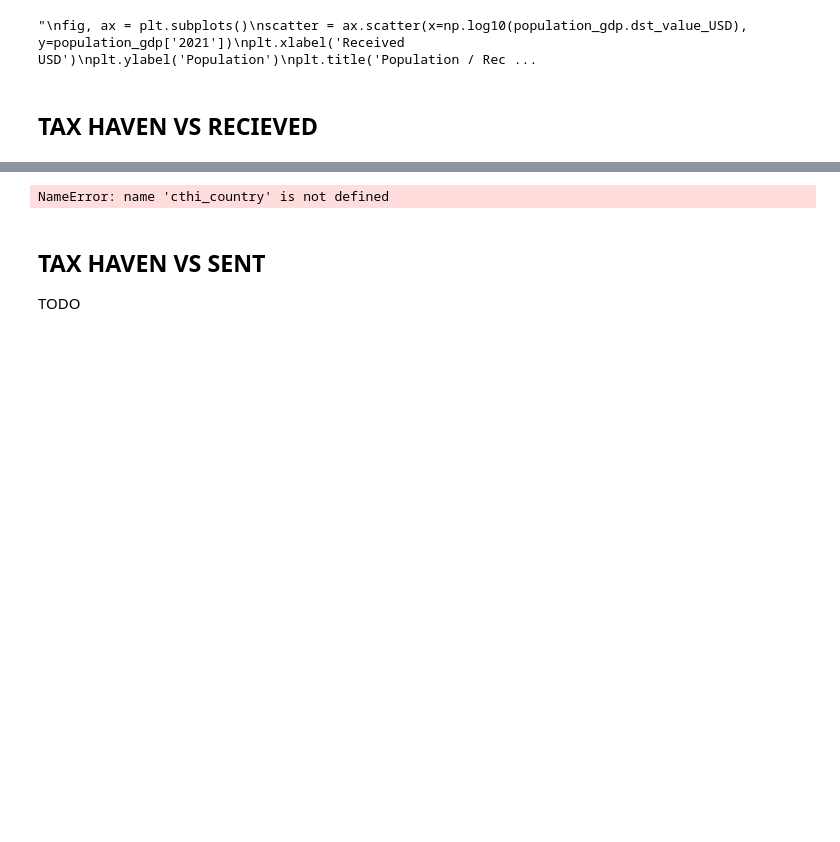
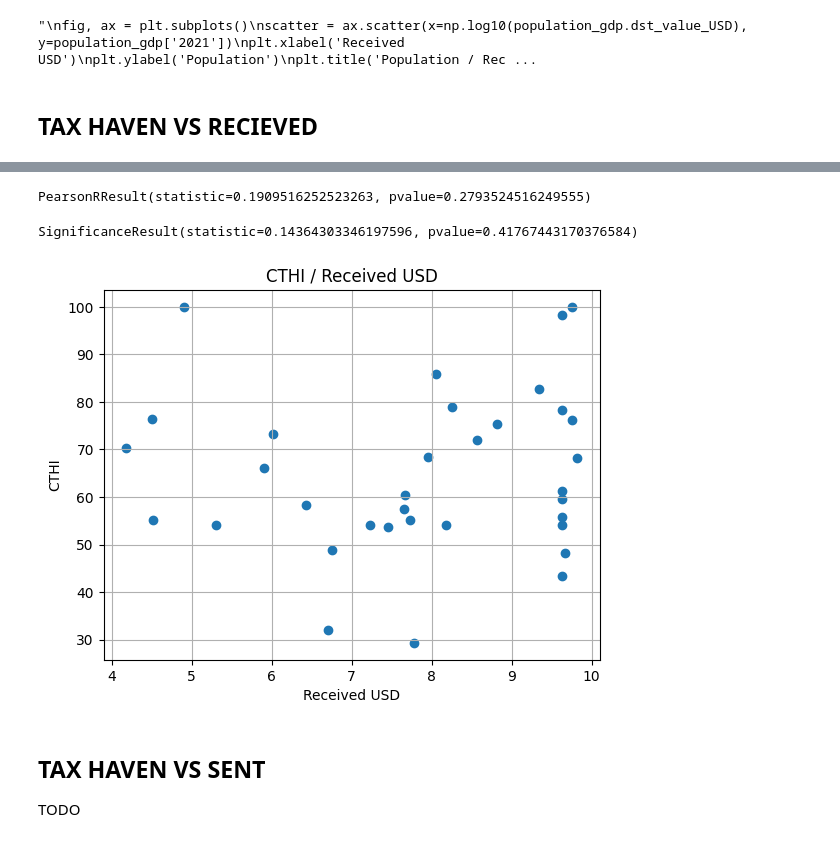
Before and after one commit to FlowDrucka64/MoneyFlow, a Jupyter notebook: data_exploration.ipynb, the cells around one changed output, grey strips where cells are left out. Drawn from its saved outputs; the diff is of its cells as text; code cells hidden in the pictures; blank space fills up the shorter version.

```diff
--- a/data_exploration.ipynb
+++ b/data_exploration.ipynb
@@ -1039,23 +1036,25 @@ KeyError: 'name'
 # %%
 # CTHI (Tax Haven Score)
 # TODO UNITS ON AXED also maybe scale to BN USD?
-flow_data = merged_df.copy()
-dst_juri_sum = merged_df.groupby('dst_jurisdictions')['value_USD'].sum()
+flow_data = expanded_df.copy()
+dst_juri_sum = expanded_df.groupby('dst_jurisdictions')['value_USD'].sum()
 receivers_cthi = pd.merge(dst_juri_sum, cthi_country, left_on='dst_jurisdictions', right_on='alpha-2', how='inner')
 
 fig, ax = plt.subplots()
-scatter = ax.scatter(x=np.log10(receivers_cthi.dst_value_USD), y=receivers_cthi['Haven Score'])
+scatter = ax.scatter(x=np.log10(receivers_cthi.value_USD), y=receivers_cthi['Haven Score'])
 plt.xlabel('Received USD')
 plt.ylabel('CTHI')
 plt.title('CTHI / Received USD')
 plt.grid(True)
-corr = pearsonr(receivers_cthi.dst_value_USD, receivers_cthi['Haven Score'])
+corr = pearsonr(receivers_cthi.value_USD, receivers_cthi['Haven Score'])
 display(corr)
 
-corr = spearmanr(receivers_cthi.dst_value_USD, receivers_cthi['Haven Score'])
+corr = spearmanr(receivers_cthi.value_USD, receivers_cthi['Haven Score'])
 display(corr)
 # %% [output]
-NameError: name 'cthi_country' is not defined
+PearsonRResult(statistic=0.1909516252523263, pvalue=0.2793524516249555)
+SignificanceResult(statistic=0.14364303346197596, pvalue=0.41767443170376584)
+[figure, added]
 # %% [markdown]
 ## TAX HAVEN VS SENT
 TODO
```
Also changed, not shown: parts of 8 cells of this notebook.
